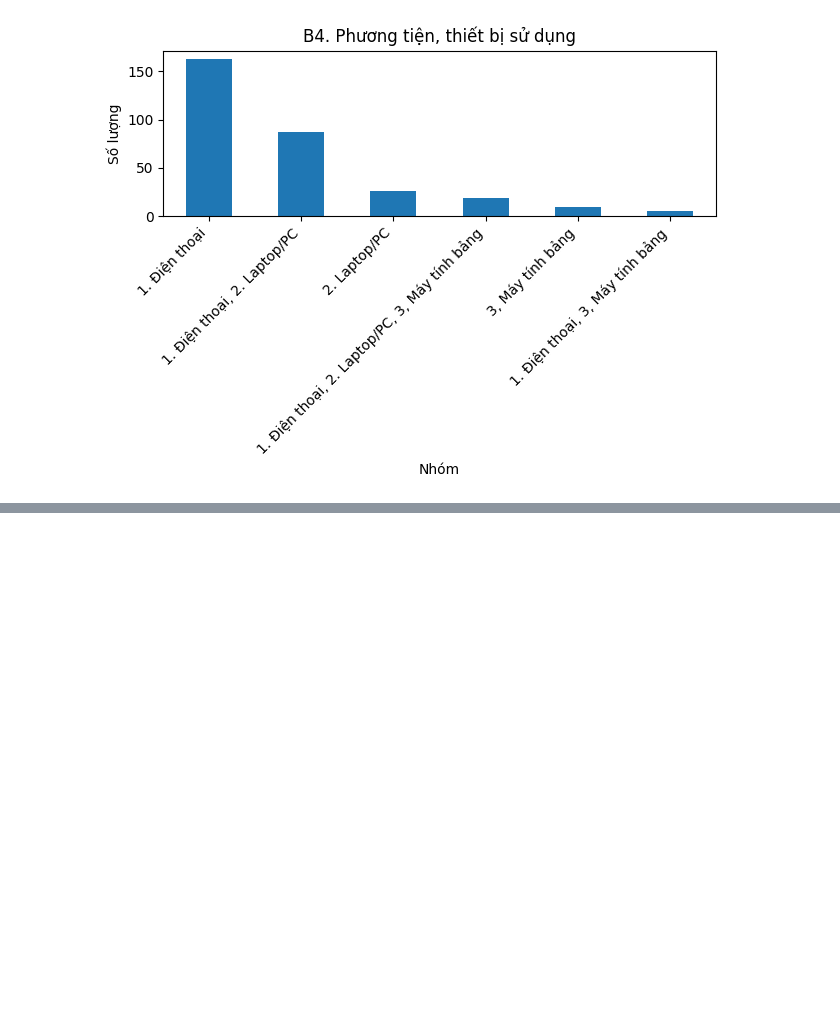
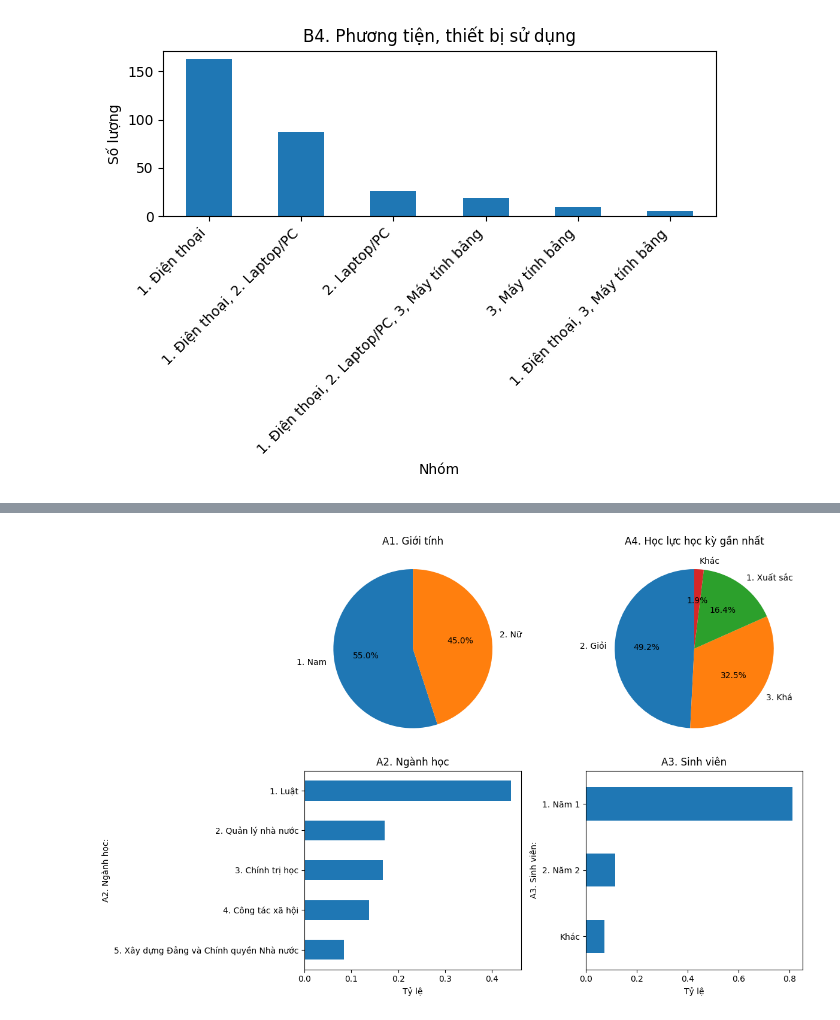
Before and after one commit to habin64here/sr_hca, a Jupyter notebook: hca.ipynb, the cells around one changed output, grey strips where cells are left out. Drawn from its saved outputs; the diff is of its cells as text; code cells hidden in the pictures; blank space fills up the shorter version.

```diff
--- a/hca.ipynb
+++ b/hca.ipynb
@@ -106,0 +245,41 @@ plot_categorical_by_index(df, 7, "B4. Phương tiện, thiết bị sử dụng"
+# %%
+import pandas as pd
+import matplotlib.pyplot as plt
+
+df = pd.read_excel("Data.xlsx")
+
+def group_small(series, min_ratio=0.05):
+    ratio = series.value_counts(normalize=True)
+    keep = ratio[ratio >= min_ratio].index
+    return series.apply(lambda x: x if x in keep else "Khác")
+
+fig = plt.figure(figsize=(12, 8))
+
+ax1 = plt.subplot(2, 2, 1)
+a1 = group_small(df.iloc[:, 0])
+a1.value_counts().plot(kind="pie", autopct="%1.1f%%", startangle=90)
+ax1.set_title("A1. Giới tính")
+ax1.set_ylabel("")
+
+ax2 = plt.subplot(2, 2, 2)
+a4 = group_small(df.iloc[:, 3])
+a4.value_counts().plot(kind="pie", autopct="%1.1f%%", startangle=90)
+ax2.set_title("A4. Học lực học kỳ gần nhất")
+ax2.set_ylabel("")
+
+ax3 = plt.subplot(2, 2, 3)
+a2 = group_small(df.iloc[:, 1])
+a2.value_counts(normalize=True).sort_values().plot(kind="barh")
+ax3.set_title("A2. Ngành học")
+ax3.set_xlabel("Tỷ lệ")
+
+ax4 = plt.subplot(2, 2, 4)
+a3 = group_small(df.iloc[:, 2])
+a3.value_counts(normalize=True).sort_values().plot(kind="barh")
+ax4.set_title("A3. Sinh viên")
+ax4.set_xlabel("Tỷ lệ")
+
+plt.tight_layout()
+plt.show()
+# %% [output]
+[figure, added]
```
Also changed, not shown: parts of 15 cells of this notebook, 13 other files.
